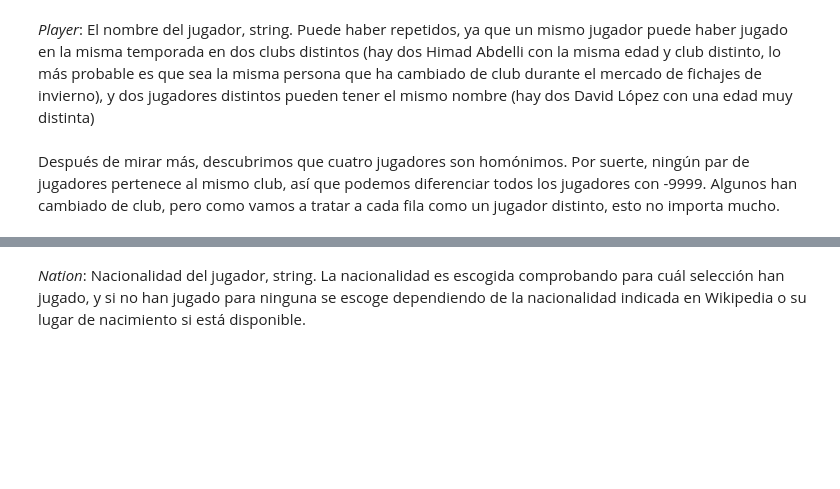
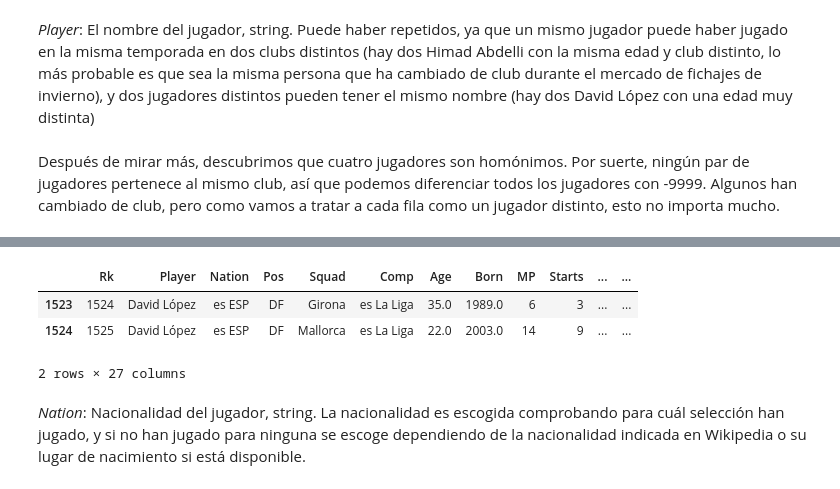
Before and after one commit to alexalvrz-yeah/Proyecto-Fusball, a Jupyter notebook: notebooks/fussball.ipynb, the cells around one changed output, grey strips where cells are left out. Cells and saved outputs as stored; diff of their text form; code cells hidden in the pictures; blank space fills up the shorter version.

```diff
--- a/notebooks/fussball.ipynb
+++ b/notebooks/fussball.ipynb
@@ -79,3 +86,10 @@ Después de mirar más, descubrimos que cuatro jugadores son homónimos. Por sue
+# %%
+df.iloc[1523:1525] # mismo nombre, -9999 distinto, edades muy distintas
+# %% [output]
+|  | Rk | Player | Nation | Pos | Squad | Comp | Age | Born | MP | Starts | ... | ... |
+| 1523 | 1524 | David López | es ESP | DF | Girona | es La Liga | 35.0 | 1989.0 | 6 | 3 | ... | ... |
+| 1524 | 1525 | David López | es ESP | DF | Mallorca | es La Liga | 22.0 | 2003.0 | 14 | 9 | ... | ... |
+2 rows × 27 columns
 # %% [markdown]
 _Nation_: Nacionalidad del jugador, string. La nacionalidad es escogida comprobando para cuál selección han jugado, y si no han jugado para ninguna se escoge dependiendo de la nacionalidad indicada en Wikipedia o su lugar de nacimiento si está disponible.
 # %% [markdown]
```
Also changed, not shown: parts of 10 cells of this notebook.
